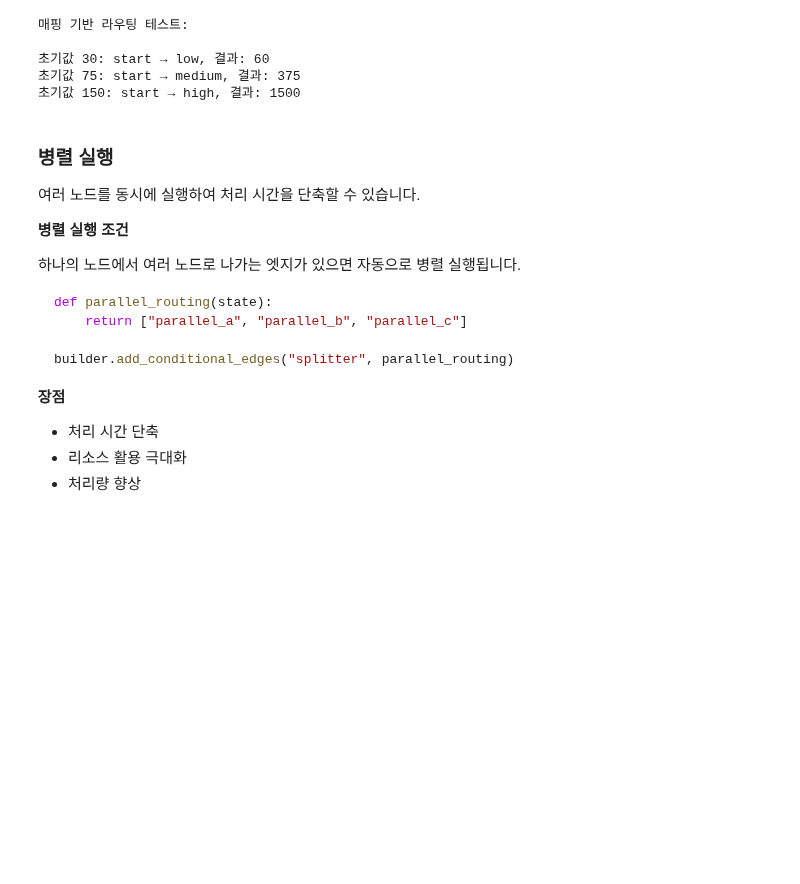
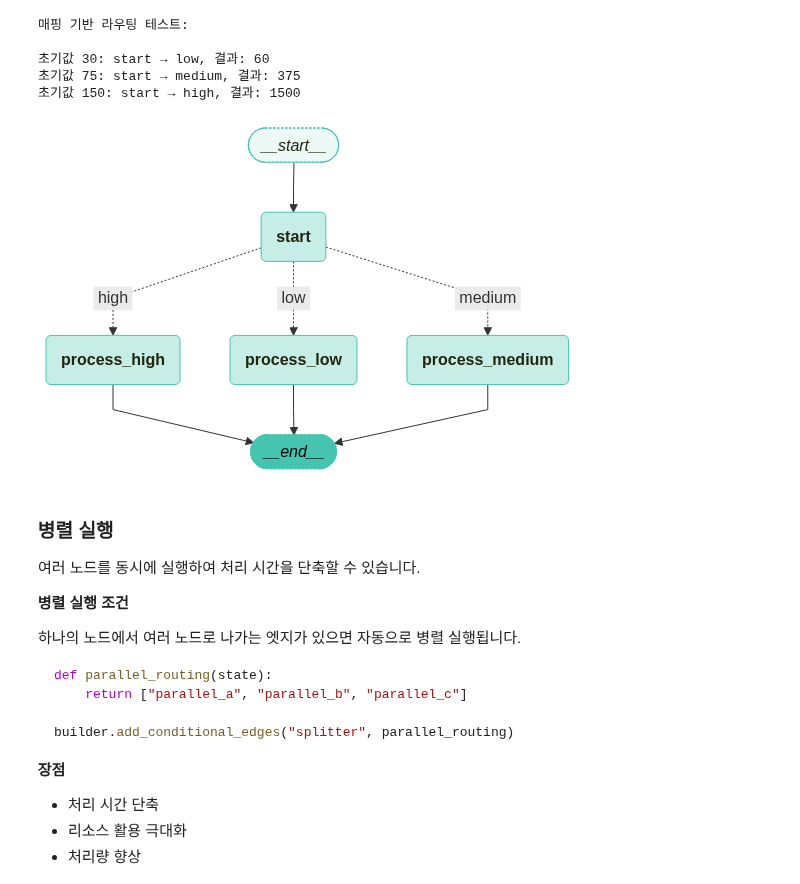
Before and after one commit to PassionChicken-Leesuin/Agentic-AI-Study-for-DDSI-Lab, a Jupyter notebook: 2주차_Langgraph_GraphAPI/submissions/우명균/우명균_02-QuickStart-LangGraph-Graph-API.ipynb, the cells around one changed output. Drawn from its saved outputs; the diff is of its cells as text; code cells hidden in the pictures; blank space fills up the shorter version.

```diff
--- a/2주차_Langgraph_GraphAPI/submissions/우명균/우명균_02-QuickStart-LangGraph-Graph-API.ipynb
+++ b/2주차_Langgraph_GraphAPI/submissions/우명균/우명균_02-QuickStart-LangGraph-Graph-API.ipynb
@@ -984,6 +994,10 @@ for value in [30, 75, 150]:
 초기값 30: start → low, 결과: 60
 초기값 75: start → medium, 결과: 375
 초기값 150: start → high, 결과: 1500
+# %%
+visualize_graph(mapped_graph)
+# %% [output]
+[figure, added]
 # %% [markdown]
 ### 병렬 실행
 
```
Also changed, not shown: parts of 28 cells of this notebook, 1 other file.
